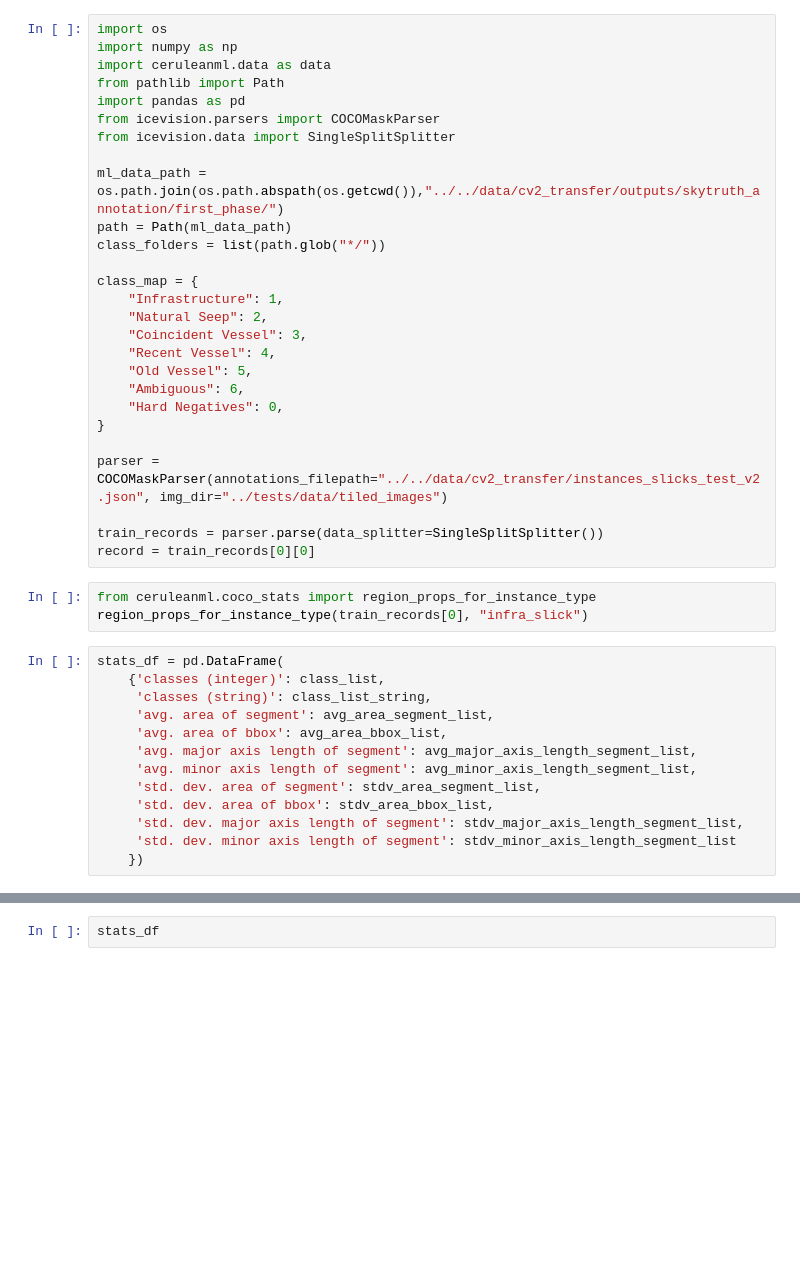
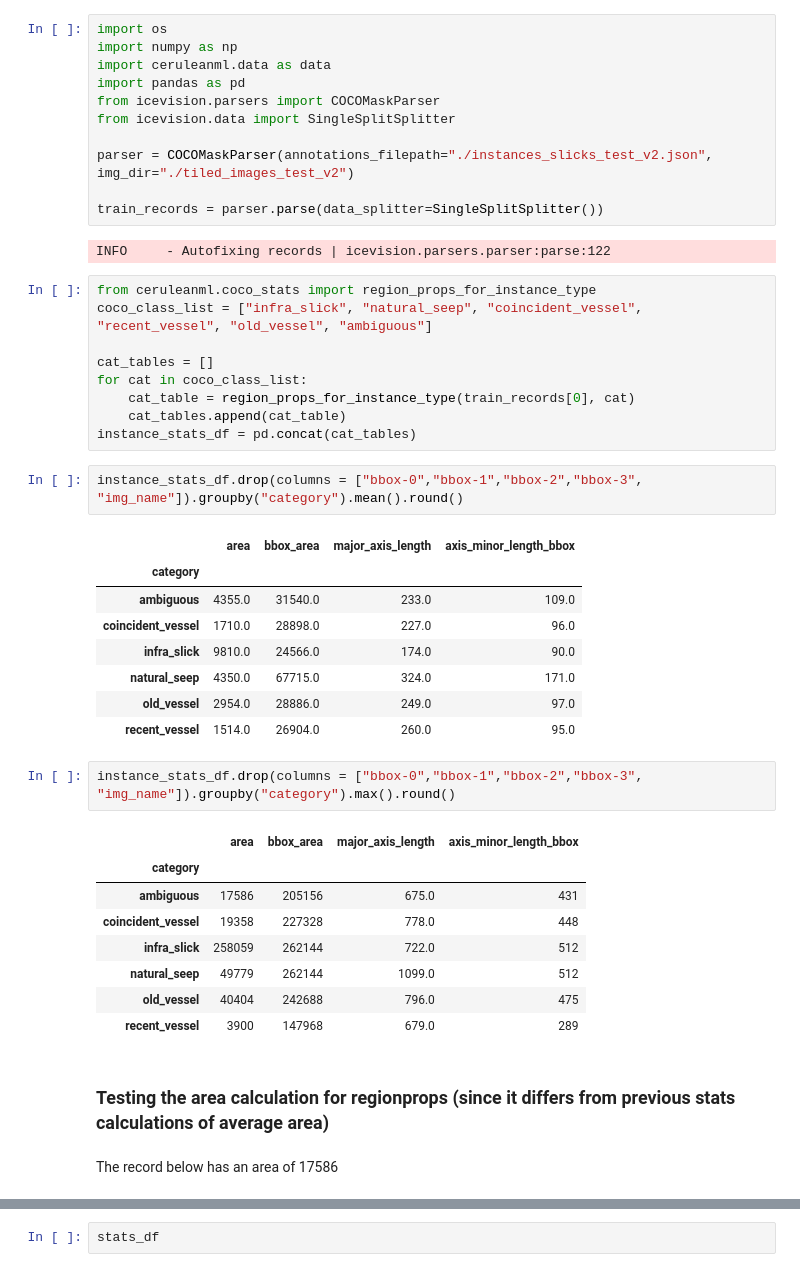
Before and after one commit to SkyTruth/cerulean-ml, a Jupyter notebook: notebooks/coco_stats.ipynb, the cells around one changed output, grey strips where cells are left out. Cells and saved outputs as stored; diff of their text form; blank space fills up the shorter version.

```diff
--- a/notebooks/coco_stats.ipynb
+++ b/notebooks/coco_stats.ipynb
@@ -2,42 +2,47 @@
 import os
 import numpy as np
 import ceruleanml.data as data
-from pathlib import Path
 import pandas as pd
 from icevision.parsers import COCOMaskParser
 from icevision.data import SingleSplitSplitter
 
-ml_data_path = os.path.join(os.path.abspath(os.getcwd()),"../../data/cv2_transfer/outputs/skytruth_annotation/first_phase/")
-path = Path(ml_data_path)
-class_folders = list(path.glob("*/"))
-
-class_map = {
-    "Infrastructure": 1,
-    "Natural Seep": 2,
-    "Coincident Vessel": 3,
-    "Recent Vessel": 4,
-    "Old Vessel": 5,
-    "Ambiguous": 6,
-    "Hard Negatives": 0,
-}
-
-parser = COCOMaskParser(annotations_filepath="../../data/cv2_transfer/instances_slicks_test_v2.json", img_dir="../tests/data/tiled_images")
+parser = COCOMaskParser(annotations_filepath="./instances_slicks_test_v2.json", img_dir="./tiled_images_test_v2")
 
 train_records = parser.parse(data_splitter=SingleSplitSplitter())
-record = train_records[0][0]
+# %% [output]
+INFO     - Autofixing records | icevision.parsers.parser:parse:122
 # %%
 from ceruleanml.coco_stats import region_props_for_instance_type
-region_props_for_instance_type(train_records[0], "infra_slick")
+coco_class_list = ["infra_slick", "natural_seep", "coincident_vessel", "recent_vessel", "old_vessel", "ambiguous"]
+
+cat_tables = []
+for cat in coco_class_list:
+    cat_table = region_props_for_instance_type(train_records[0], cat)
+    cat_tables.append(cat_table)
+instance_stats_df = pd.concat(cat_tables)
-# %%
-stats_df = pd.DataFrame(
-    {'classes (integer)': class_list,
-     'classes (string)': class_list_string,
-     'avg. area of segment': avg_area_segment_list,
-     'avg. area of bbox': avg_area_bbox_list,
-     'avg. major axis length of segment': avg_major_axis_length_segment_list,
-     'avg. minor axis length of segment': avg_minor_axis_length_segment_list,
-     'std. dev. area of segment': stdv_area_segment_list,
-     'std. dev. area of bbox': stdv_area_bbox_list,
-     'std. dev. major axis length of segment': stdv_major_axis_length_segment_list,
-     'std. dev. minor axis length of segment': stdv_minor_axis_length_segment_list
-    })
+# %%
+instance_stats_df.drop(columns = ["bbox-0","bbox-1","bbox-2","bbox-3", "img_name"]).groupby("category").mean().round()
+# %% [output]
+|  | area | bbox_area | major_axis_length | axis_minor_length_bbox |
+| category |  |  |  |  |
+| ambiguous | 4355.0 | 31540.0 | 233.0 | 109.0 |
+| coincident_vessel | 1710.0 | 28898.0 | 227.0 | 96.0 |
+| infra_slick | 9810.0 | 24566.0 | 174.0 | 90.0 |
+| natural_seep | 4350.0 | 67715.0 | 324.0 | 171.0 |
+| old_vessel | 2954.0 | 28886.0 | 249.0 | 97.0 |
+| recent_vessel | 1514.0 | 26904.0 | 260.0 | 95.0 |
+# %%
+instance_stats_df.drop(columns = ["bbox-0","bbox-1","bbox-2","bbox-3", "img_name"]).groupby("category").max().round()
+# %% [output]
+|  | area | bbox_area | major_axis_length | axis_minor_length_bbox |
+| category |  |  |  |  |
+| ambiguous | 17586 | 205156 | 675.0 | 431 |
+| coincident_vessel | 19358 | 227328 | 778.0 | 448 |
+| infra_slick | 258059 | 262144 | 722.0 | 512 |
+| natural_seep | 49779 | 262144 | 1099.0 | 512 |
+| old_vessel | 40404 | 242688 | 796.0 | 475 |
+| recent_vessel | 3900 | 147968 | 679.0 | 289 |
+# %% [markdown]
+### Testing the area calculation for regionprops (since it differs from previous stats calculations of average area)
+# %% [markdown]
+The record below has an area of 17586
```
Also changed, not shown: parts of 7 cells of this notebook, 29 other files.
